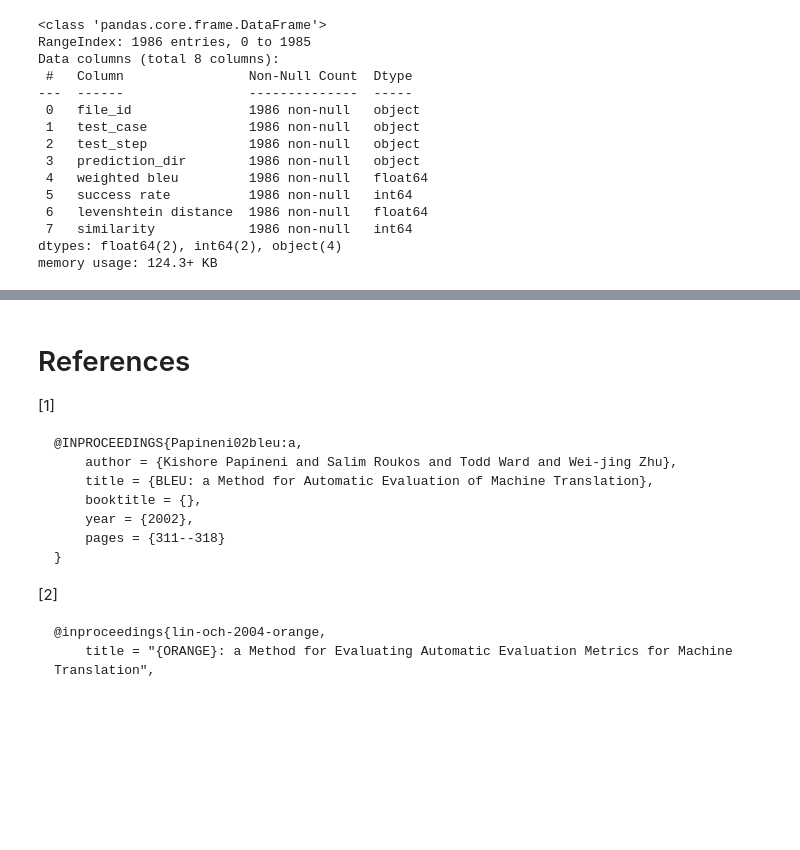
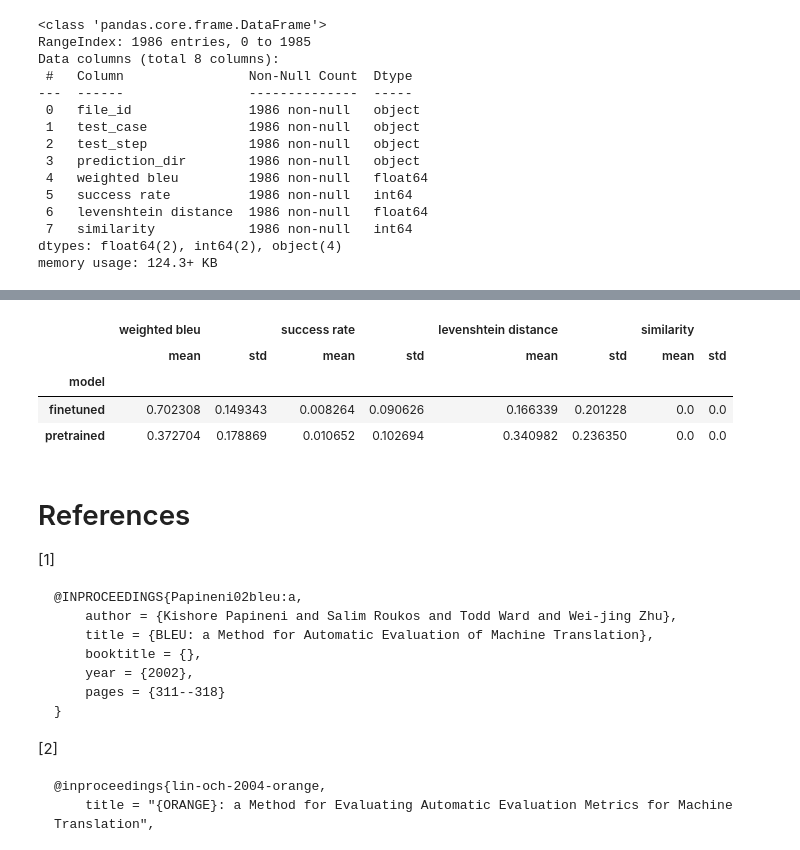
Before and after one commit to nina-prog/cadenza-playwright-llm, a Jupyter notebook: notebooks/240711_Nina_evaluation.ipynb, the cells around one changed output, grey strips where cells are left out. Saved outputs shown, nothing was run; the diff lists cells and outputs as text; code cells hidden in the pictures; blank space fills up the shorter version.

```diff
--- a/notebooks/240711_Nina_evaluation.ipynb
+++ b/notebooks/240711_Nina_evaluation.ipynb
@@ -467,3 +503,13 @@ plt.show()
+# %%
+# Print aggregated scores for finetuned and pretrained models
+agg_scores = results.groupby('model').agg({'weighted bleu': ['mean', 'std'], 'success rate': ['mean', 'std'], 'levenshtein distance': ['mean', 'std'], 'similarity': ['mean', 'std']})
+agg_scores
+# %% [output]
+|  | weighted bleu |  | success rate |  | levenshtein distance |  | similarity |  |
+|  | mean | std | mean | std | mean | std | mean | std |
+| model |  |  |  |  |  |  |  |  |
+| finetuned | 0.702308 | 0.149343 | 0.008264 | 0.090626 | 0.166339 | 0.201228 | 0.0 | 0.0 |
+| pretrained | 0.372704 | 0.178869 | 0.010652 | 0.102694 | 0.340982 | 0.236350 | 0.0 | 0.0 |
 # %% [markdown]
 # References
 [1]
```
Also changed, not shown: parts of 12 cells of this notebook, 3 other files.
